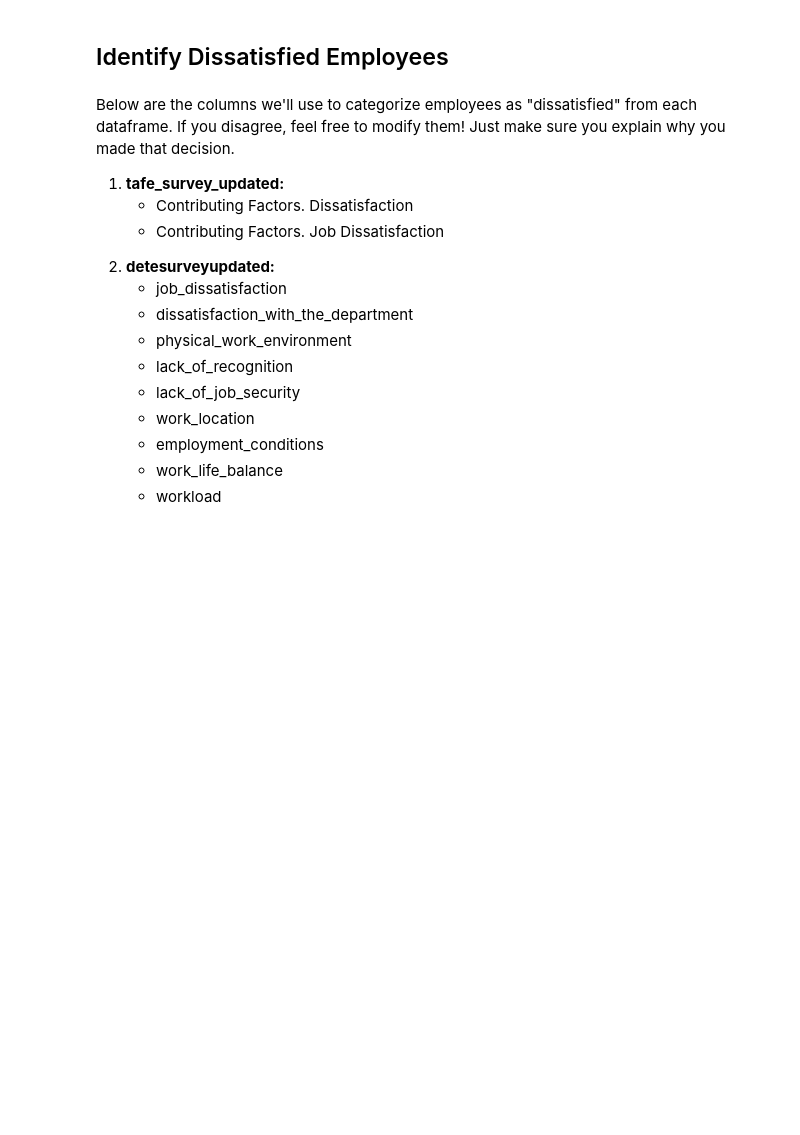
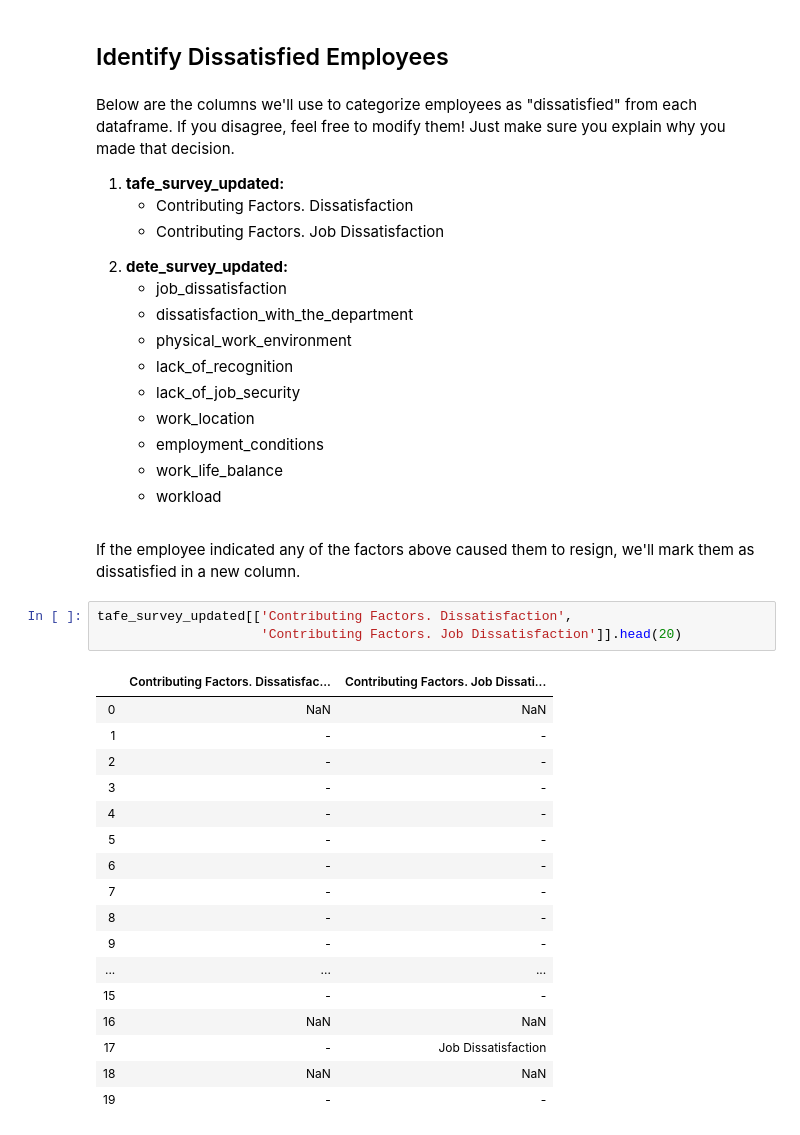
Before and after one commit to Clemo97/employee-exit-survey-analysis, a Jupyter notebook: employee-exit-survey-analysis.ipynb, the cells around one changed output. Cells and saved outputs as stored; diff of their text form; blank space fills up the shorter version.

```diff
--- a/employee-exit-survey-analysis.ipynb
+++ b/employee-exit-survey-analysis.ipynb
@@ -488,7 +488,7 @@ Below are the columns we'll use to categorize employees as "dissatisfied" from e
         <li>Contributing Factors. Job Dissatisfaction</li>
     </ul>
     <li>
-        <b>detesurveyupdated:</b></li>
+        <b>dete_survey_updated:</b></li>
     <ul>
         <li>job_dissatisfaction</li>
         <li> dissatisfaction_with_the_department</li>
@@ -501,3 +501,26 @@ Below are the columns we'll use to categorize employees as "dissatisfied" from e
         <li>workload</li>
     </ul>
     </ol>
+# %% [markdown]
+If the employee indicated any of the factors above caused them to resign, we'll mark them as dissatisfied in a new column.
+# %%
+tafe_survey_updated[['Contributing Factors. Dissatisfaction',
+                     'Contributing Factors. Job Dissatisfaction']].head(20)
+# %% [output]
+|  | Contributing Factors. Dissatisfac... | Contributing Factors. Job Dissati... |
+| 0 | NaN | NaN |
+| 1 | - | - |
+| 2 | - | - |
+| 3 | - | - |
+| 4 | - | - |
+| 5 | - | - |
+| 6 | - | - |
+| 7 | - | - |
+| 8 | - | - |
+| 9 | - | - |
+| ... | ... | ... |
+| 15 | - | - |
+| 16 | NaN | NaN |
+| 17 | - | Job Dissatisfaction |
+| 18 | NaN | NaN |
+| 19 | - | - |
```
Also changed, not shown: parts of 1 cell of this notebook.
